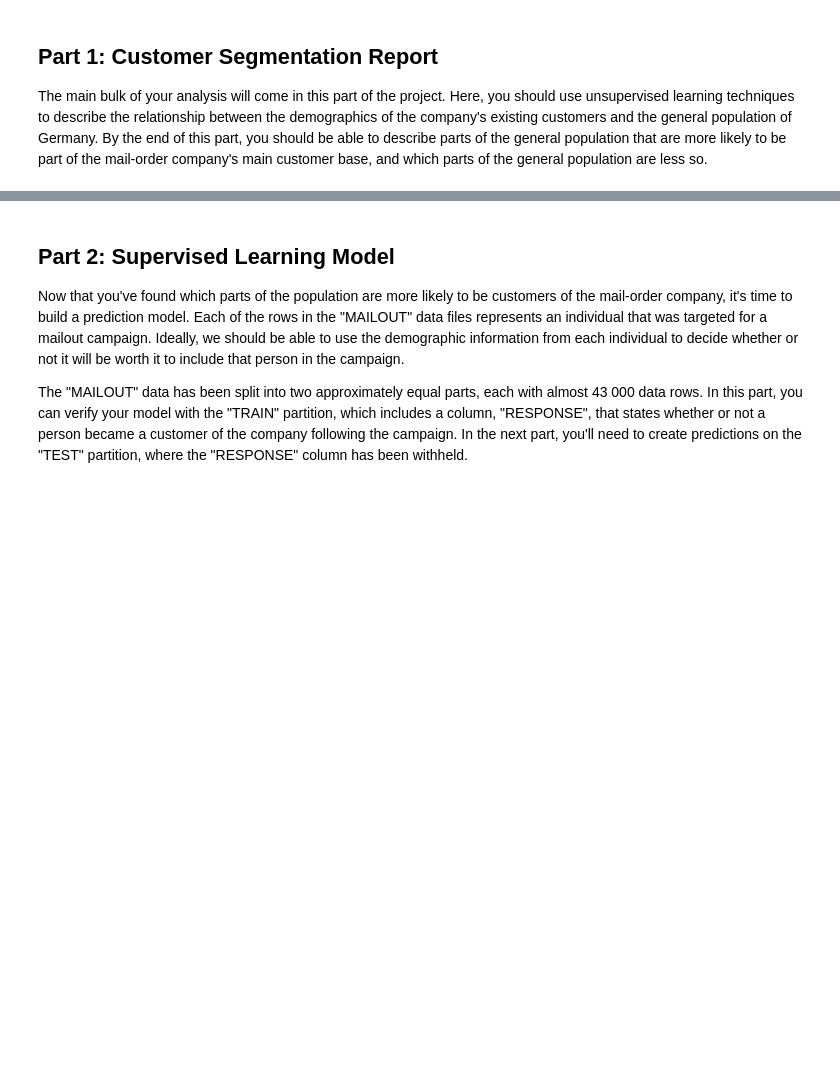
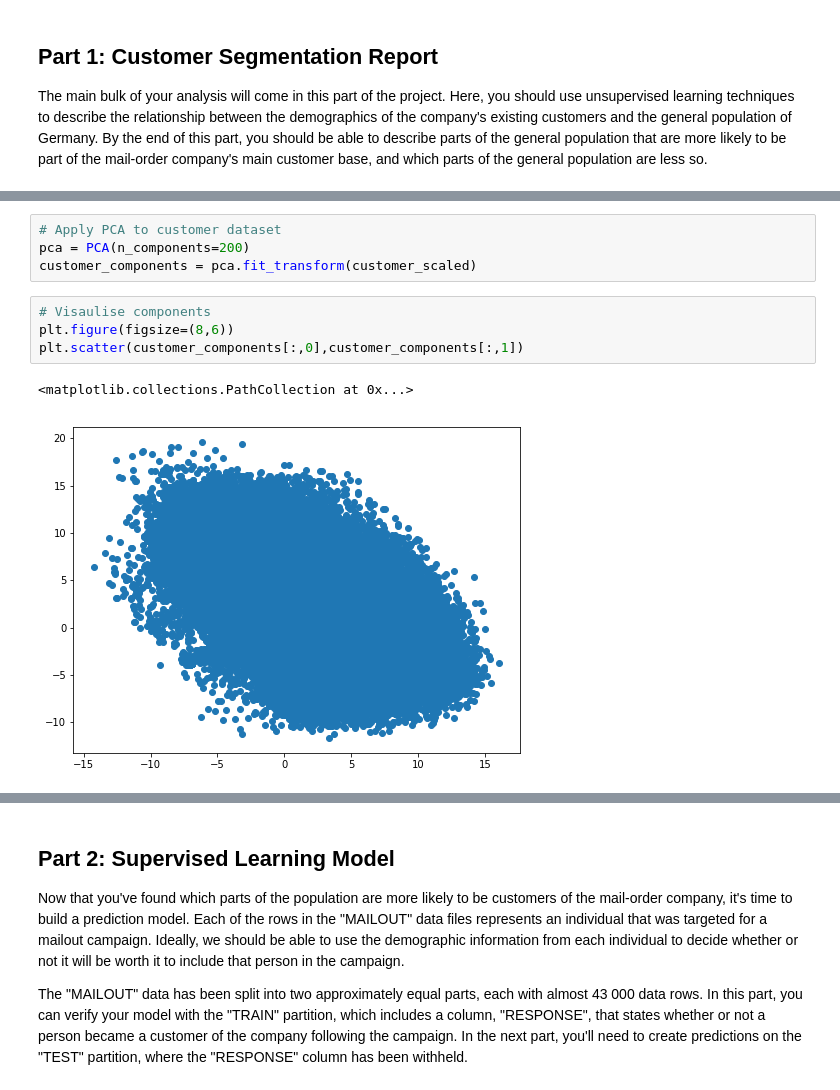
Before and after one commit to Phoebe-Macdonald/Arvato-Customer-Segmentation-Udacity-Capstone, a Jupyter notebook: Arvato Project Workbook.ipynb, the cells around one changed output, grey strips where cells are left out. Drawn from its saved outputs; the diff is of its cells as text; blank space fills up the shorter version.

```diff
--- a/Arvato Project Workbook.ipynb
+++ b/Arvato Project Workbook.ipynb
@@ -344,0 +401,11 @@ The main bulk of your analysis will come in this part of the project. Here, you
+# %%
+# Apply PCA to customer dataset
+pca = PCA(n_components=200)
+customer_components = pca.fit_transform(customer_scaled)
+# %%
+# Visaulise components
+plt.figure(figsize=(8,6))
+plt.scatter(customer_components[:,0],customer_components[:,1])
+# %% [output]
+<matplotlib.collections.PathCollection at 0x...>
+[figure, added]
```
Also changed, not shown: parts of 24 cells of this notebook.
